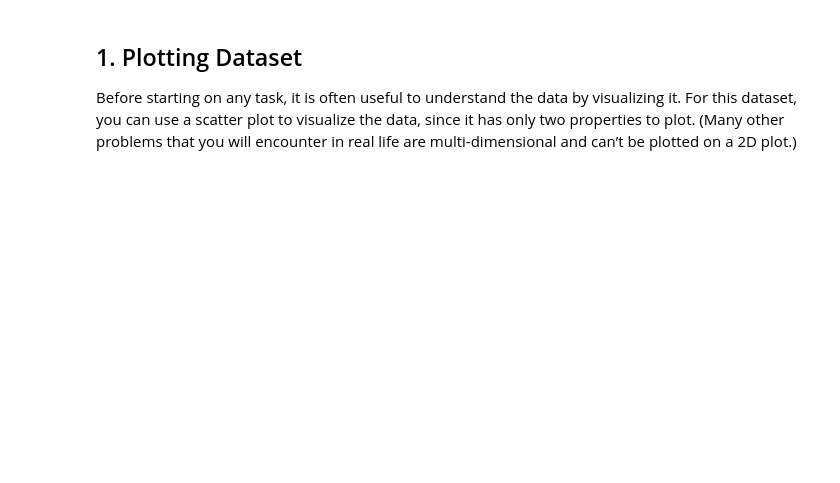
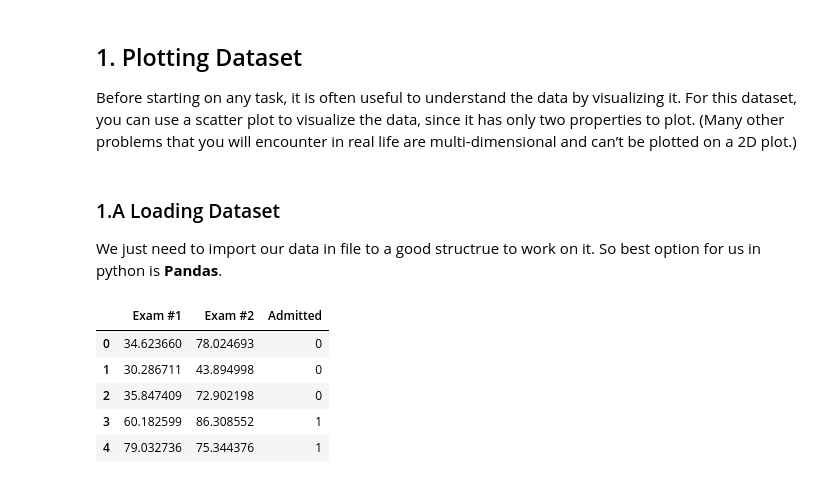
Before and after one commit to Nikronic/Coursera-Machine-Learning, a Jupyter notebook: Week 3 - Logistic Regression/Logistic Regression.ipynb, the cells around one changed output. Drawn from its saved outputs; the diff is of its cells as text; code cells hidden in the pictures; blank space fills up the shorter version.

```diff
--- a/Week 3 - Logistic Regression/Logistic Regression.ipynb
+++ b/Week 3 - Logistic Regression/Logistic Regression.ipynb
@@ -26,3 +28,20 @@ In each section full description provided.
 # %% [markdown]
 ## 1. Plotting Dataset
 Before starting on any task, it is often useful to understand the data by visualizing it. For this dataset, you can use a scatter plot to visualize the data, since it has only two properties to plot. (Many other problems that you will encounter in real life are multi-dimensional and can’t be plotted on a 2D plot.)
+# %% [markdown]
+### 1.A Loading Dataset
+We just need to import our data in file to a good structrue to work on it. So best option for us in python is <strong>Pandas</strong>.
+# %%
+# import library
+import pandas as pd
+import numpy as np
+
+dataset = pd.read_csv('ex2data1.csv',names = ['Exam #1','Exam #2','Admitted'])
+dataset.head()
+# %% [output]
+|  | Exam #1 | Exam #2 | Admitted |
+| 0 | 34.623660 | 78.024693 | 0 |
+| 1 | 30.286711 | 43.894998 | 0 |
+| 2 | 35.847409 | 72.902198 | 0 |
+| 3 | 60.182599 | 86.308552 | 1 |
+| 4 | 79.032736 | 75.344376 | 1 |
```
Also changed, not shown: parts of 7 cells of this notebook.
